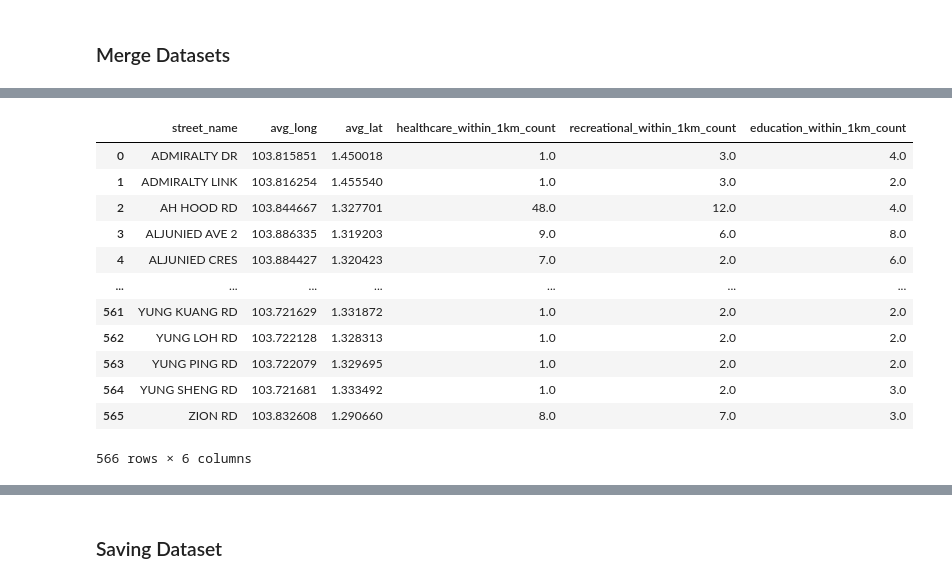
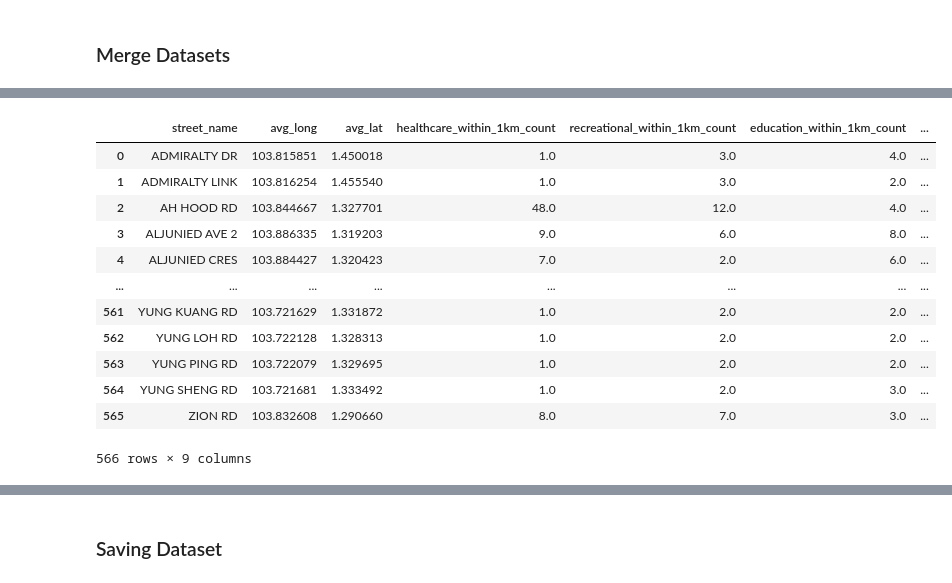
Before and after one commit to kkinmunn/is4303_hdbresale, a Jupyter notebook: eda/datablending.ipynb, the cells around one changed output, grey strips where cells are left out. Cells and saved outputs as stored; diff of their text form; code cells hidden in the pictures.

```diff
--- a/eda/datablending.ipynb
+++ b/eda/datablending.ipynb
@@ -351,40 +351,52 @@ hdb_resale_data
 # %%
 # Iterate through each unqiue Street Name as a proxy for the lat & long of the hdb unit
 for index, hdb_unit in street_avg_coords.iterrows():
     hdb_lng = hdb_unit['avg_long']
     hdb_lat = hdb_unit['avg_lat']
 
     healthcare_within_1km_count = 0
     recreational_within_1km_count = 0
     education_within_1km_count = 0
+    healthcare_within_2km_count = 0
+    recreational_within_2km_count = 0
+    education_within_2km_count = 0
 
     # Count healthcare within 1km radius
     healthcare_within_1km_count = count_pois_within_radius(hdb_lng, hdb_lat, data_poi_filtered, 'Healthcare', 1)
     # Count recreational areas within 1km radius
     recreational_within_1km_count = count_pois_within_radius(hdb_lng, hdb_lat, data_poi_filtered, 'Recreational', 1)
     # Count educational instituitions within 1km radius
     education_within_1km_count = count_pois_within_radius(hdb_lng, hdb_lat, data_poi_filtered, 'Education', 1)
+    # Count healthcare within 2km radius
+    healthcare_within_2km_count = count_pois_within_radius(hdb_lng, hdb_lat, data_poi_filtered, 'Healthcare', 2)
+    # Count recreational areas within 1km radius
+    recreational_within_2km_count = count_pois_within_radius(hdb_lng, hdb_lat, data_poi_filtered, 'Recreational', 2)
+    # Count educational instituitions within 1km radius
+    education_within_2km_count = count_pois_within_radius(hdb_lng, hdb_lat, data_poi_filtered, 'Education', 2)
 
     # Add the recreational_count and school_count columns to the original hdb dataset
     street_avg_coords.loc[index, 'healthcare_within_1km_count'] = healthcare_within_1km_count
     street_avg_coords.loc[index, 'recreational_within_1km_count'] = recreational_within_1km_count
     street_avg_coords.loc[index, 'education_within_1km_count'] = education_within_1km_count
+    street_avg_coords.loc[index, 'healthcare_within_2km_count'] = healthcare_within_2km_count
+    street_avg_coords.loc[index, 'recreational_within_2km_count'] = recreational_within_2km_count
+    street_avg_coords.loc[index, 'education_within_2km_count'] = education_within_2km_count
 
 street_avg_coords
 # %% [output]
-|  | street_name | avg_long | avg_lat | healthcare_within_1km_count | recreational_within_1km_count | education_within_1km_count |
-| 0 | ADMIRALTY DR | 103.815851 | 1.450018 | 1.0 | 3.0 | 4.0 |
-| 1 | ADMIRALTY LINK | 103.816254 | 1.455540 | 1.0 | 3.0 | 2.0 |
-| 2 | AH HOOD RD | 103.844667 | 1.327701 | 48.0 | 12.0 | 4.0 |
-| 3 | ALJUNIED AVE 2 | 103.886335 | 1.319203 | 9.0 | 6.0 | 8.0 |
-| 4 | ALJUNIED CRES | 103.884427 | 1.320423 | 7.0 | 2.0 | 6.0 |
-| ... | ... | ... | ... | ... | ... | ... |
-| 561 | YUNG KUANG RD | 103.721629 | 1.331872 | 1.0 | 2.0 | 2.0 |
-| 562 | YUNG LOH RD | 103.722128 | 1.328313 | 1.0 | 2.0 | 2.0 |
-| 563 | YUNG PING RD | 103.722079 | 1.329695 | 1.0 | 2.0 | 2.0 |
-| 564 | YUNG SHENG RD | 103.721681 | 1.333492 | 1.0 | 2.0 | 3.0 |
-| 565 | ZION RD | 103.832608 | 1.290660 | 8.0 | 7.0 | 3.0 |
+|  | street_name | avg_long | avg_lat | healthcare_within_1km_count | recreational_within_1km_count | education_within_1km_count | ... |
+| 0 | ADMIRALTY DR | 103.815851 | 1.450018 | 1.0 | 3.0 | 4.0 | ... |
+| 1 | ADMIRALTY LINK | 103.816254 | 1.455540 | 1.0 | 3.0 | 2.0 | ... |
+| 2 | AH HOOD RD | 103.844667 | 1.327701 | 48.0 | 12.0 | 4.0 | ... |
+| 3 | ALJUNIED AVE 2 | 103.886335 | 1.319203 | 9.0 | 6.0 | 8.0 | ... |
+| 4 | ALJUNIED CRES | 103.884427 | 1.320423 | 7.0 | 2.0 | 6.0 | ... |
+| ... | ... | ... | ... | ... | ... | ... | ... |
+| 561 | YUNG KUANG RD | 103.721629 | 1.331872 | 1.0 | 2.0 | 2.0 | ... |
+| 562 | YUNG LOH RD | 103.722128 | 1.328313 | 1.0 | 2.0 | 2.0 | ... |
+| 563 | YUNG PING RD | 103.722079 | 1.329695 | 1.0 | 2.0 | 2.0 | ... |
+| 564 | YUNG SHENG RD | 103.721681 | 1.333492 | 1.0 | 2.0 | 3.0 | ... |
+| 565 | ZION RD | 103.832608 | 1.290660 | 8.0 | 7.0 | 3.0 | ... |
-566 rows × 6 columns
+566 rows × 9 columns
 # %%
 # Merge counts to dataset
 data_hdb_last15 = pd.merge(street_avg_coords, data_hdb_last15, on='street_name', how='left')
```
Also changed, not shown: parts of 3 cells of this notebook.
